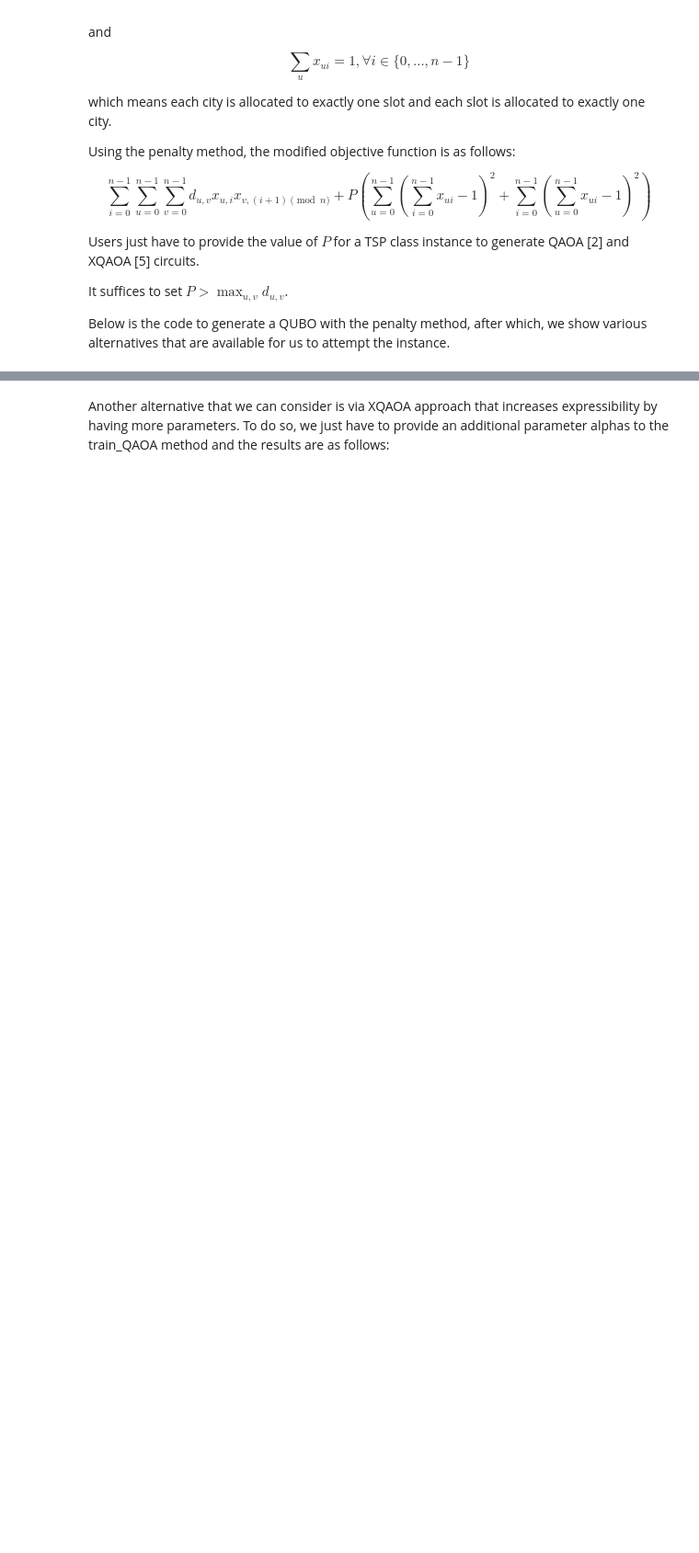
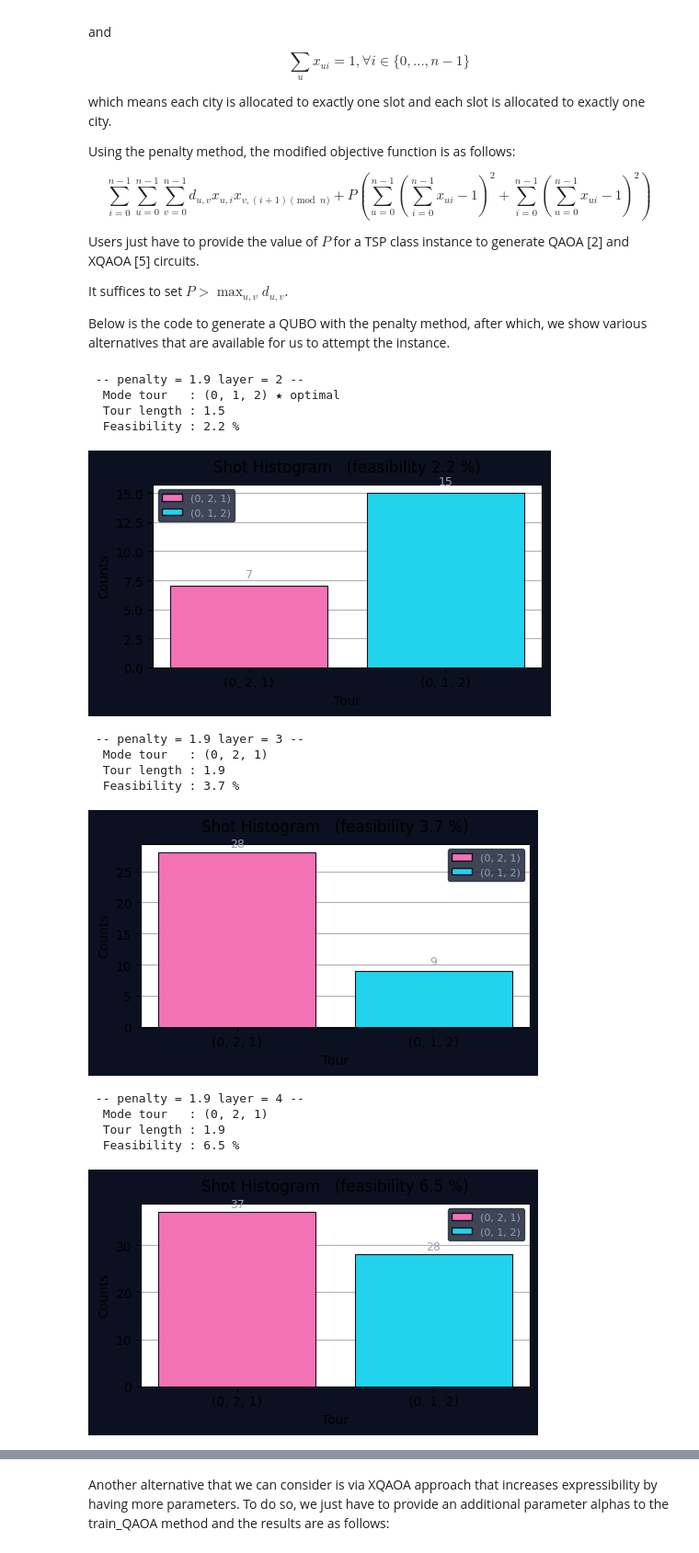
Before and after one commit to qiboteam/qiboopt, a Jupyter notebook: tutorial/TSP.ipynb, the cells around one changed output, grey strips where cells are left out. Shown at 92% size. Cells and saved outputs as stored; diff of their text form; code cells hidden in the pictures; blank space fills up the shorter version.

```diff
--- a/tutorial/TSP.ipynb
+++ b/tutorial/TSP.ipynb
@@ -233,14 +425,40 @@ Below is the code to generate a QUBO with the penalty method, after which, we sh
 # %%
 penalty_qaoa_feasibility_dict = dict()
-print("penalty, layer, tour, obj, prob_feasibility, result")
+results_list = []
+
 for penalty_pert in range(1,4):
     penalty  = dist_matrix.max() + penalty_pert
     TSP_with_penalty =  small_tsp.penalty_method(penalty)
     for layer in range(2, 5):
+        print(f"\n -- penalty = {penalty} layer = {layer} --")
         gammas = np.random.rand(layer)
         betas = np.random.rand(layer)
         output = TSP_with_penalty.train_QAOA(gammas=gammas, betas=betas)
         output_freq = output[-1]
         cycle, obj, prob_feasibility, cauchy_dict = find_mode_from_result(output_freq)
-        print(penalty, layer, cycle, obj, prob_feasibility, cauchy_dict)
+        results_list.append({
+               "penalty":     penalty,
+               "layer":       layer,
+               "tour":        str(cycle),
+               "obj":         obj,
+               "feasibility": prob_feasibility,
+               "histogram":   dict(cauchy_dict),
+           })
         penalty_qaoa_feasibility_dict[(penalty, layer)] =  prob_feasibility
+plot_penalty_summary(results_list)
+# %% [output]
+ -- penalty = 1.9 layer = 2 --
+  Mode tour   : (0, 1, 2) ★ optimal
+  Tour length : 1.5
+  Feasibility : 2.2 %
+[figure, added]
+ -- penalty = 1.9 layer = 3 --
+  Mode tour   : (0, 2, 1)
+  Tour length : 1.9
+  Feasibility : 3.7 %
+[figure, added]
+ -- penalty = 1.9 layer = 4 --
+  Mode tour   : (0, 2, 1)
+  Tour length : 1.9
+  Feasibility : 6.5 %
+[figure, added]
```
Also changed, not shown: parts of 6 cells of this notebook.
